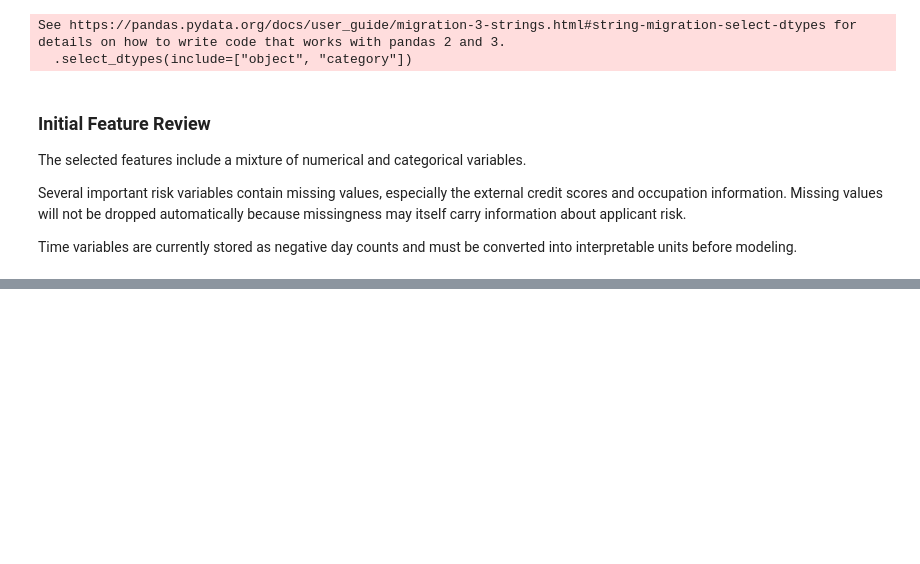
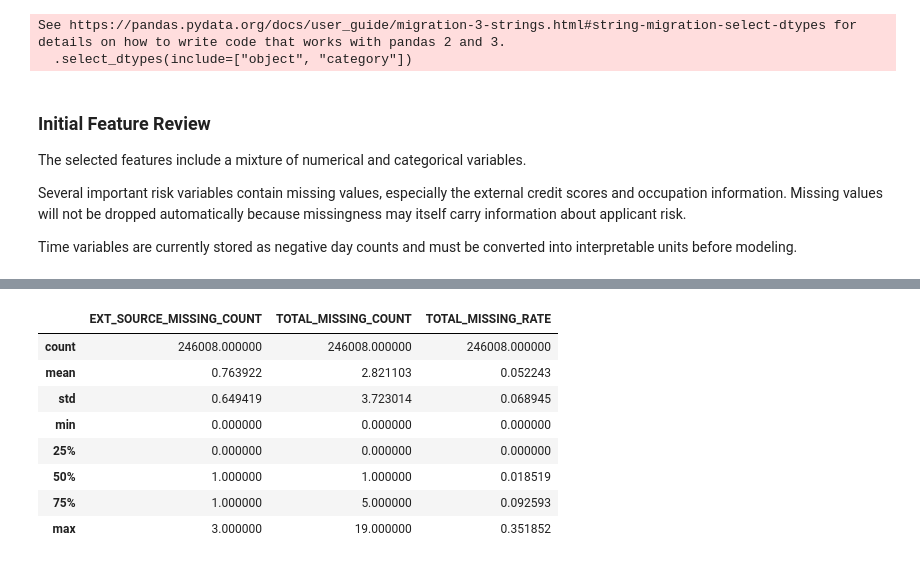
Before and after one commit to Yasminehuo/credit-risk-decisioning, a Jupyter notebook: notebooks/04_feature_engineering.ipynb, the cells around one changed output, grey strips where cells are left out. Cells and saved outputs as stored; diff of their text form; code cells hidden in the pictures; blank space fills up the shorter version.

```diff
--- a/notebooks/04_feature_engineering.ipynb
+++ b/notebooks/04_feature_engineering.ipynb
@@ -319,0 +721,18 @@ Time variables are currently stored as negative day counts and must be converted
+# %%
+X_train_fe[
+    [
+        "EXT_SOURCE_MISSING_COUNT",
+        "TOTAL_MISSING_COUNT",
+        "TOTAL_MISSING_RATE"
+    ]
+].describe()
+# %% [output]
+|  | EXT_SOURCE_MISSING_COUNT | TOTAL_MISSING_COUNT | TOTAL_MISSING_RATE |
+| count | 246008.000000 | 246008.000000 | 246008.000000 |
+| mean | 0.763922 | 2.821103 | 0.052243 |
+| std | 0.649419 | 3.723014 | 0.068945 |
+| min | 0.000000 | 0.000000 | 0.000000 |
+| 25% | 0.000000 | 0.000000 | 0.000000 |
+| 50% | 1.000000 | 1.000000 | 0.018519 |
+| 75% | 1.000000 | 5.000000 | 0.092593 |
+| max | 3.000000 | 19.000000 | 0.351852 |
```
Also changed, not shown: parts of 52 cells of this notebook.
